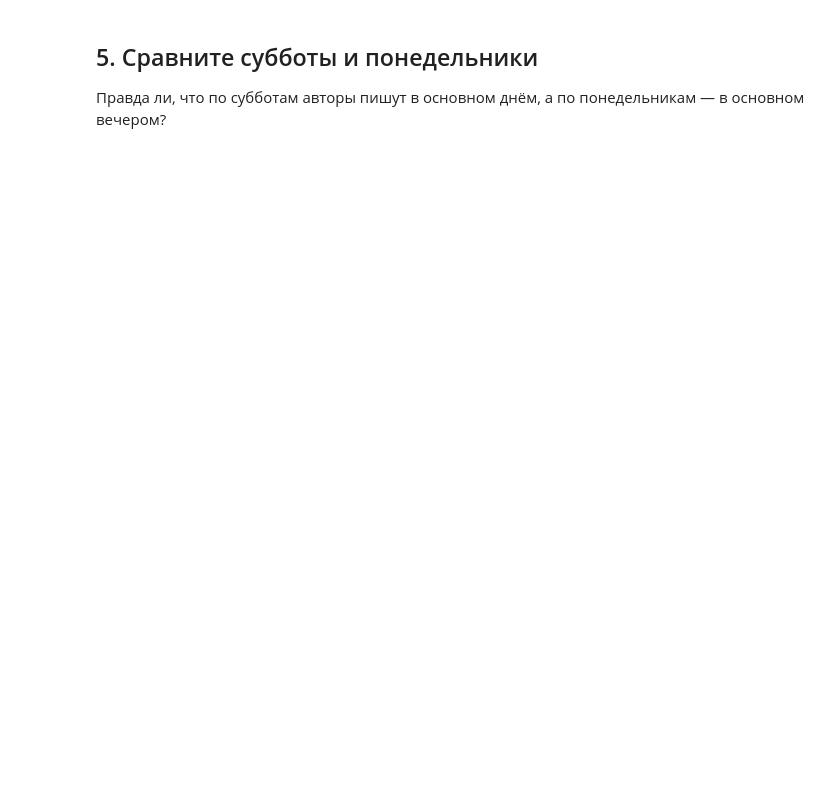
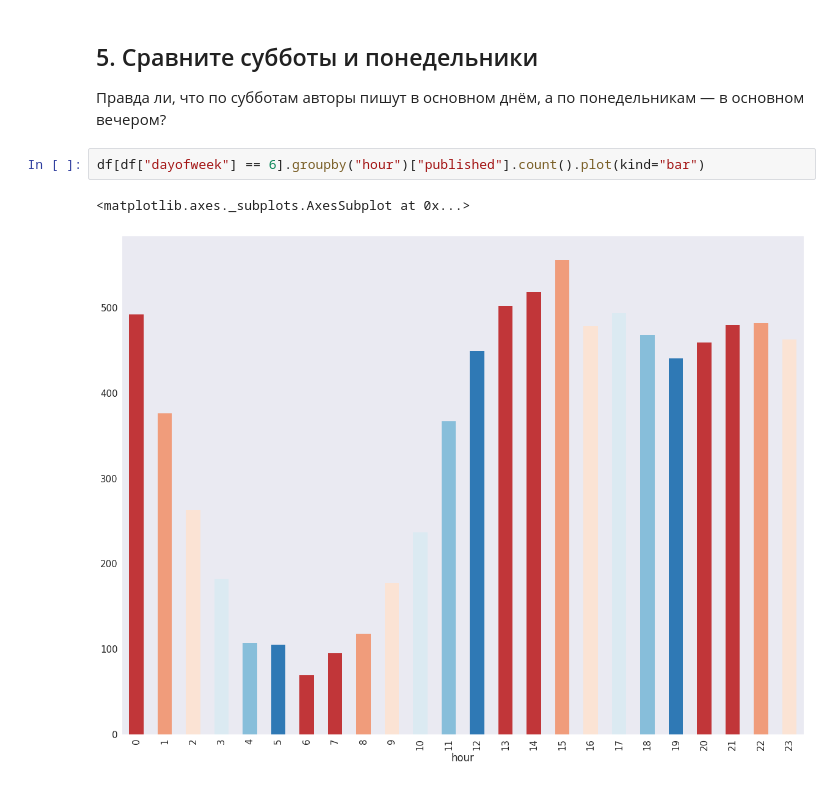
Before and after one commit to artinttechnical/mlcourse_open, a Jupyter notebook: jupyter_russian/assignments_demo/assignment02_habr_visual_analysis.ipynb, the cells around one changed output. Cells and saved outputs as stored; diff of their text form; blank space fills up the shorter version.

```diff
--- a/jupyter_russian/assignments_demo/assignment02_habr_visual_analysis.ipynb
+++ b/jupyter_russian/assignments_demo/assignment02_habr_visual_analysis.ipynb
@@ -189,3 +203,8 @@ list
 ## 5\. Сравните субботы и понедельники
 
 Правда ли, что по субботам авторы пишут в основном днём, а по понедельникам — в основном вечером?
+# %%
+df[df["dayofweek"] == 6].groupby("hour")["published"].count().plot(kind="bar")
+# %% [output]
+<matplotlib.axes._subplots.AxesSubplot at 0x...>
+[figure, added]
```
Also changed, not shown: parts of 7 cells of this notebook.
